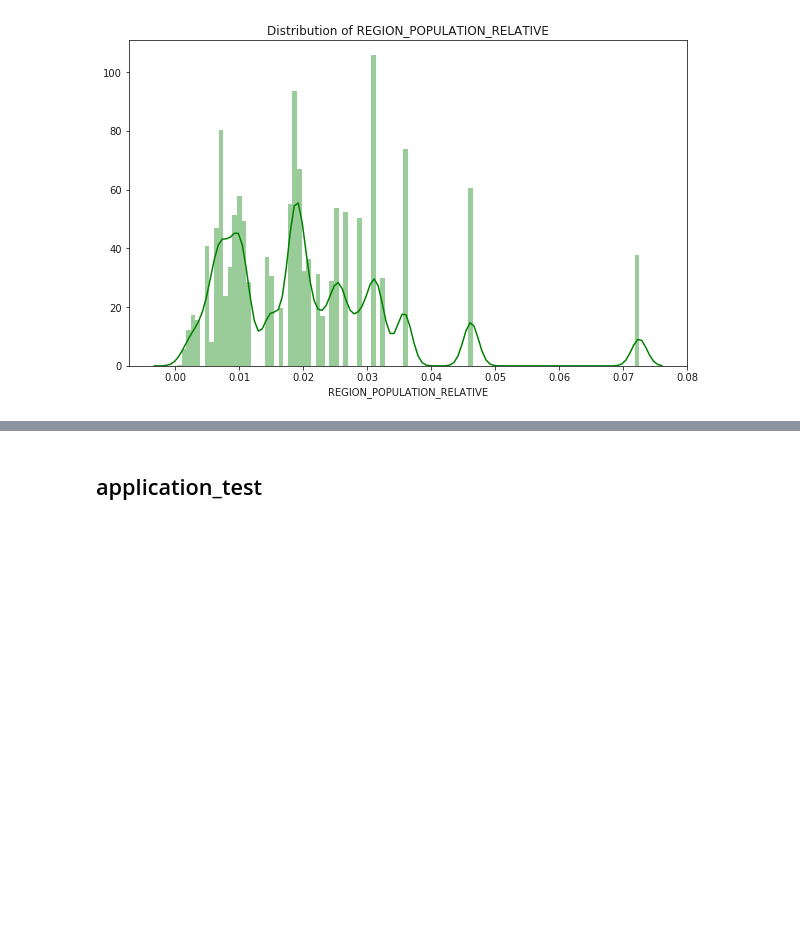
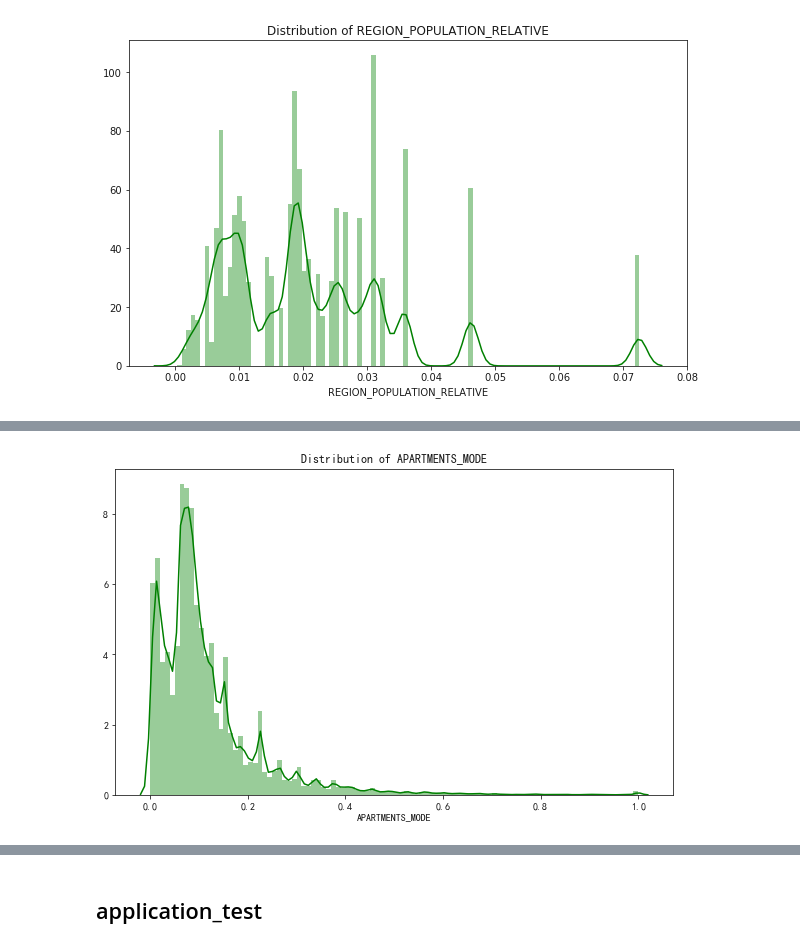
Before and after one commit to MagleHJ/Kaggle_Home_Credit_Default_Risk, a Jupyter notebook: src/xxq/EDA.ipynb, the cells around one changed output, grey strips where cells are left out. Saved outputs shown, nothing was run; the diff lists cells and outputs as text; code cells hidden in the pictures; blank space fills up the shorter version.

```diff
--- a/src/xxq/EDA.ipynb
+++ b/src/xxq/EDA.ipynb
@@ -552,0 +587,4 @@ plot_distribution('REGION_POPULATION_RELATIVE',application_train,'green')
+# %%
+plot_distribution('APARTMENTS_MODE',application_train,'green')
+# %% [output]
+[figure, added]
```
Also changed, not shown: parts of 13 cells of this notebook, 1 other file.
